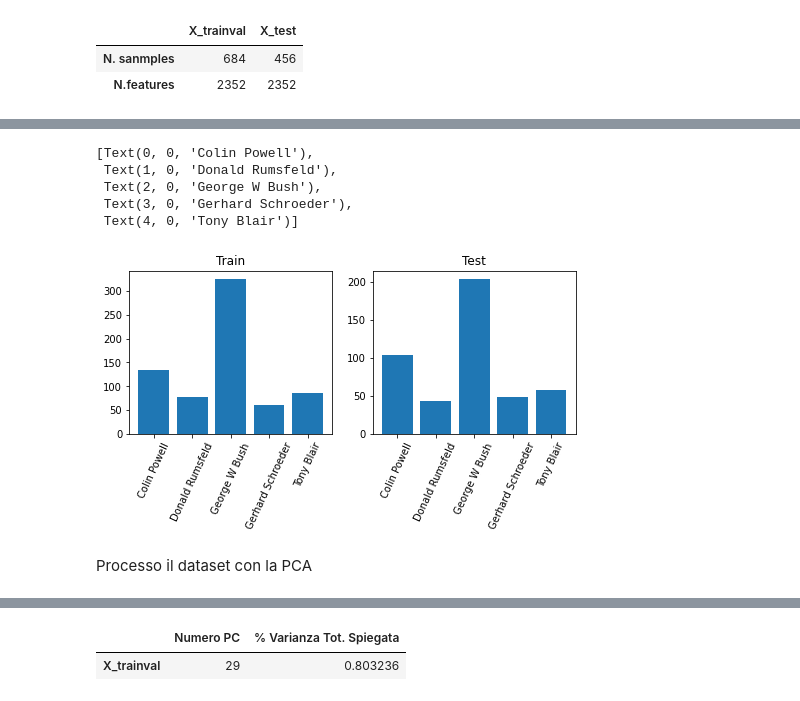
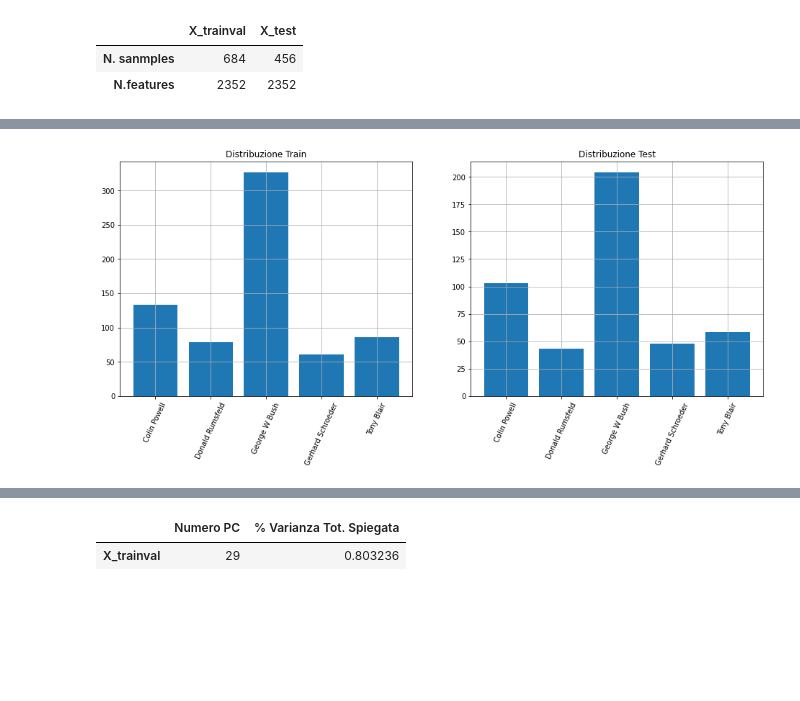
Before and after one commit to Edoxy/MIA, a Jupyter notebook: Tesina/Tesina.ipynb, the cells around one changed output, grey strips where cells are left out. Cells and saved outputs as stored; diff of their text form; code cells hidden in the pictures; blank space fills up the shorter version.

```diff
--- a/Tesina/Tesina.ipynb
+++ b/Tesina/Tesina.ipynb
@@ -53,25 +64,22 @@ Ora analizzo la Distribuzione delle classi nelle parti di test e di training
 # %%
-fig, axs = plt.subplots(1, 2, figsize=(8, 3))
-axs[0].set_title('Train')
+fig, axs = plt.subplots(1, 2, figsize=(16, 6))
+axs[0].set_title('Distribuzione Train')
 
 y_train_df = pd.DataFrame(y_trainval)
 
 axs[0].bar(np.arange(len(face_tnames)), y_train_df[0].value_counts(sort = False))
 axs[0].set_xticks(np.arange(len(face_tnames)))
 axs[0].set_xticklabels(face_tnames, rotation=65)
+axs[0].grid()
 
-axs[1].set_title('Test')
+axs[1].set_title('Distribuzione Test')
 y_test_df = pd.DataFrame(y_test)
 
 axs[1].bar(np.arange(len(face_tnames)), y_test_df[0].value_counts(sort = False))
 axs[1].set_xticks(np.arange(len(face_tnames)))
 axs[1].set_xticklabels(face_tnames, rotation=65)
+axs[1].grid()
+
+plt.show()
 # %% [output]
-[Text(0, 0, 'Colin Powell'),
- Text(1, 0, 'Donald Rumsfeld'),
- Text(2, 0, 'George W Bush'),
- Text(3, 0, 'Gerhard Schroeder'),
- Text(4, 0, 'Tony Blair')]
-[figure, old version]
+[figure, new version]
-# %% [markdown]
-Processo il dataset con la PCA
```
Also changed, not shown: parts of 32 cells of this notebook, 2 other files.
